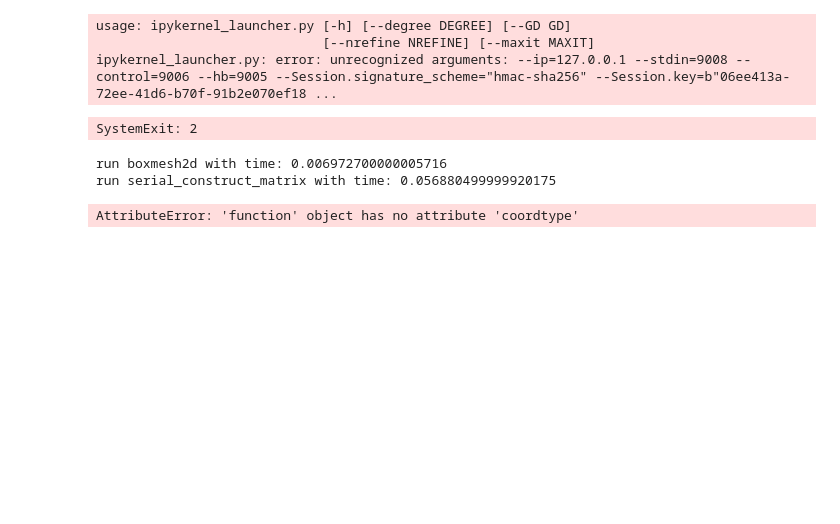
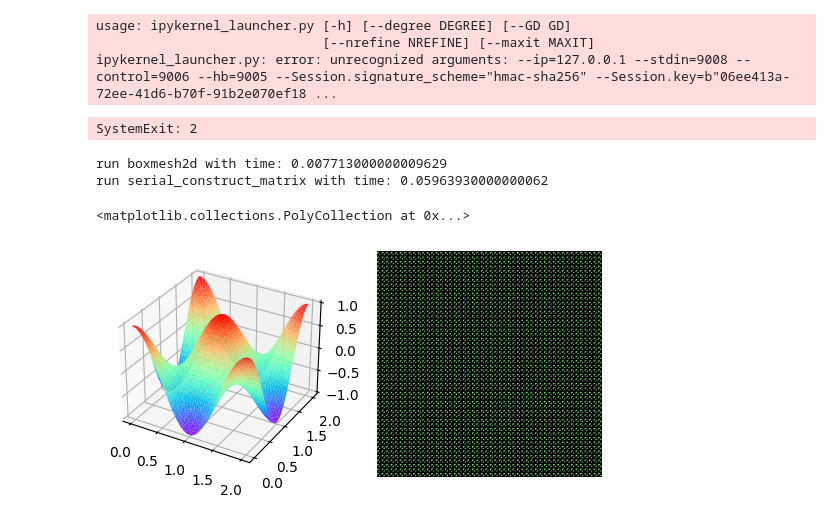
Before and after one commit to synjoker/20210803FDM01, a Jupyter notebook: LearnPDEPoisson.ipynb, the cells around one changed output. Saved outputs shown, nothing was run; the diff lists cells and outputs as text; code cells hidden in the pictures; blank space fills up the shorter version.

```diff
--- a/LearnPDEPoisson.ipynb
+++ b/LearnPDEPoisson.ipynb
@@ -92,40 +92,41 @@ ipykernel_launcher.py: error: unrecognized arguments: --ip=127.0.0.1 --stdin=900
 SystemExit: 2
 # %%
 from fealpy.pde.poisson_2d import CosCosData # 导入二维 Poisson 模型实例
-pde = X2Y2Data() # 创建 pde 模型对象
+pde = CosCosData() # 创建 pde 模型对象
 
 from fealpy.mesh import MeshFactory as MF # 导入网格工厂模块
 domain = [0, 2, 0, 2]
 mesh = MF.boxmesh2d(domain, nx=50, ny=50, meshtype='tri')
 
 # 导入 Lagrange 有限元空间
 from fealpy.functionspace import LagrangeFiniteElementSpace
 space = LagrangeFiniteElementSpace(mesh, p=1)  # 线性元空间
 
 # 导入 Dirichlet 边界处理
 from fealpy.boundarycondition import DirichletBC
 bc = DirichletBC(space, pde.dirichlet) # 创建 Dirichlet 边界条件处理对象
 
 uh = space.function() # 创建有限元函数对象
 A = space.stiff_matrix() # 组装刚度矩阵对象
 F = space.source_vector(pde.source) # 组装右端向量对象
 A, F = bc.apply(A, F, uh) # 应用 Dirichlet 边界条件
 
 # 导入稀疏线性代数系统求解函数
 from scipy.sparse.linalg import spsolve
 uh[:] = spsolve(A, F)
 
 L2Error = space.integralalg.error(pde.solution, uh)
 H1Error = space.integralalg.error(pde.gradient, uh.grad_value)
 
 import matplotlib.pyplot as plt
 from mpl_toolkits.mplot3d import Axes3D
 fig = plt.figure()
 axes = fig.add_subplot(1, 2, 1, projection='3d')
 uh.add_plot(axes, cmap='rainbow')
 axes = fig.add_subplot(1, 2, 2)
 mesh.add_plot(axes)
 # %% [output]
-run boxmesh2d with time: 0.006972700000005716
-run serial_construct_matrix with time: 0.056880499999920175
+run boxmesh2d with time: 0.007713000000009629
+run serial_construct_matrix with time: 0.05963930000000062
-AttributeError: 'function' object has no attribute 'coordtype'
+<matplotlib.collections.PolyCollection at 0x...>
+[figure, added]
```
Also changed, not shown: 10 other files.
